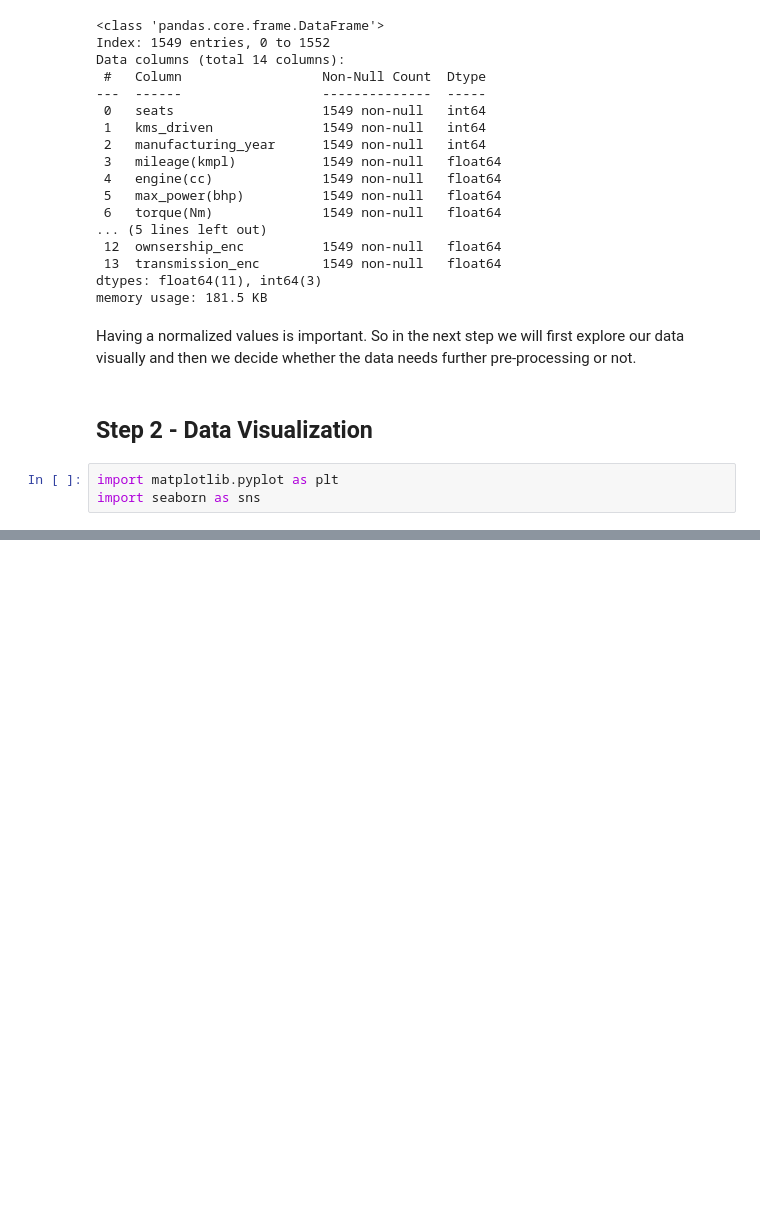
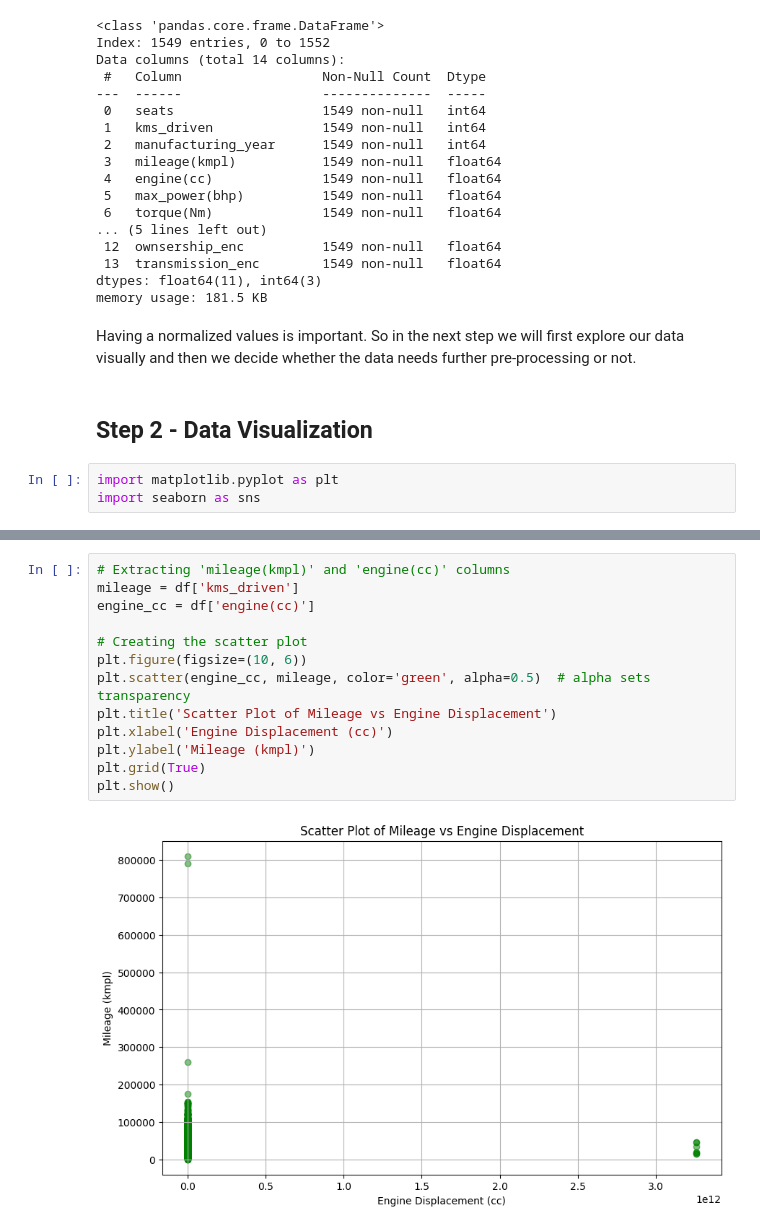
Before and after one commit to alishhde/AI-Diversify, a Jupyter notebook: 0006 Kaggle - Used Car Prediction/UsedCarPrediction.ipynb, the cells around one changed output, grey strips where cells are left out. Saved outputs shown, nothing was run; the diff lists cells and outputs as text; blank space fills up the shorter version.

```diff
--- a/0006 Kaggle - Used Car Prediction/UsedCarPrediction.ipynb
+++ b/0006 Kaggle - Used Car Prediction/UsedCarPrediction.ipynb
@@ -442,0 +531,15 @@ plt.show()
+# %%
+# Extracting 'mileage(kmpl)' and 'engine(cc)' columns
+mileage = df['kms_driven']
+engine_cc = df['engine(cc)']
+
+# Creating the scatter plot
+plt.figure(figsize=(10, 6))
+plt.scatter(engine_cc, mileage, color='green', alpha=0.5)  # alpha sets transparency
+plt.title('Scatter Plot of Mileage vs Engine Displacement')
+plt.xlabel('Engine Displacement (cc)')
+plt.ylabel('Mileage (kmpl)')
+plt.grid(True)
+plt.show()
+# %% [output]
+[figure, added]
```
Also changed, not shown: parts of 25 cells of this notebook.
